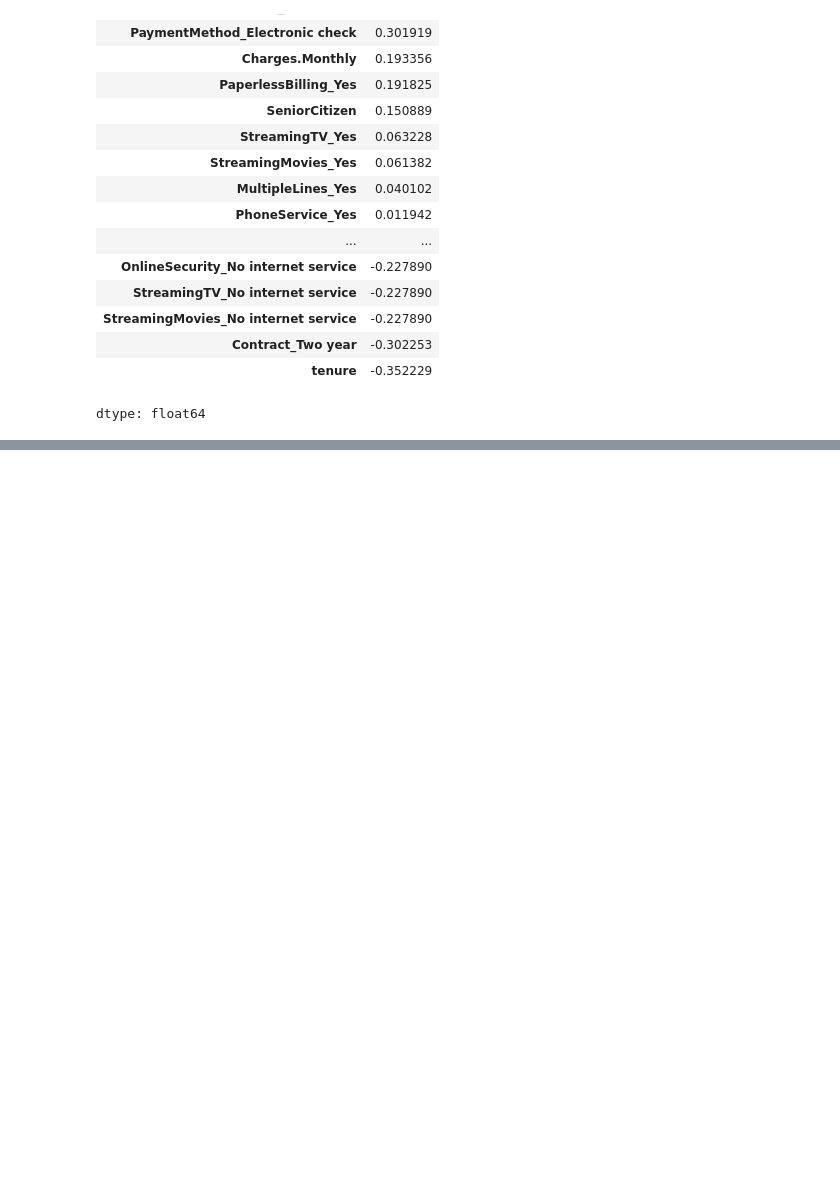
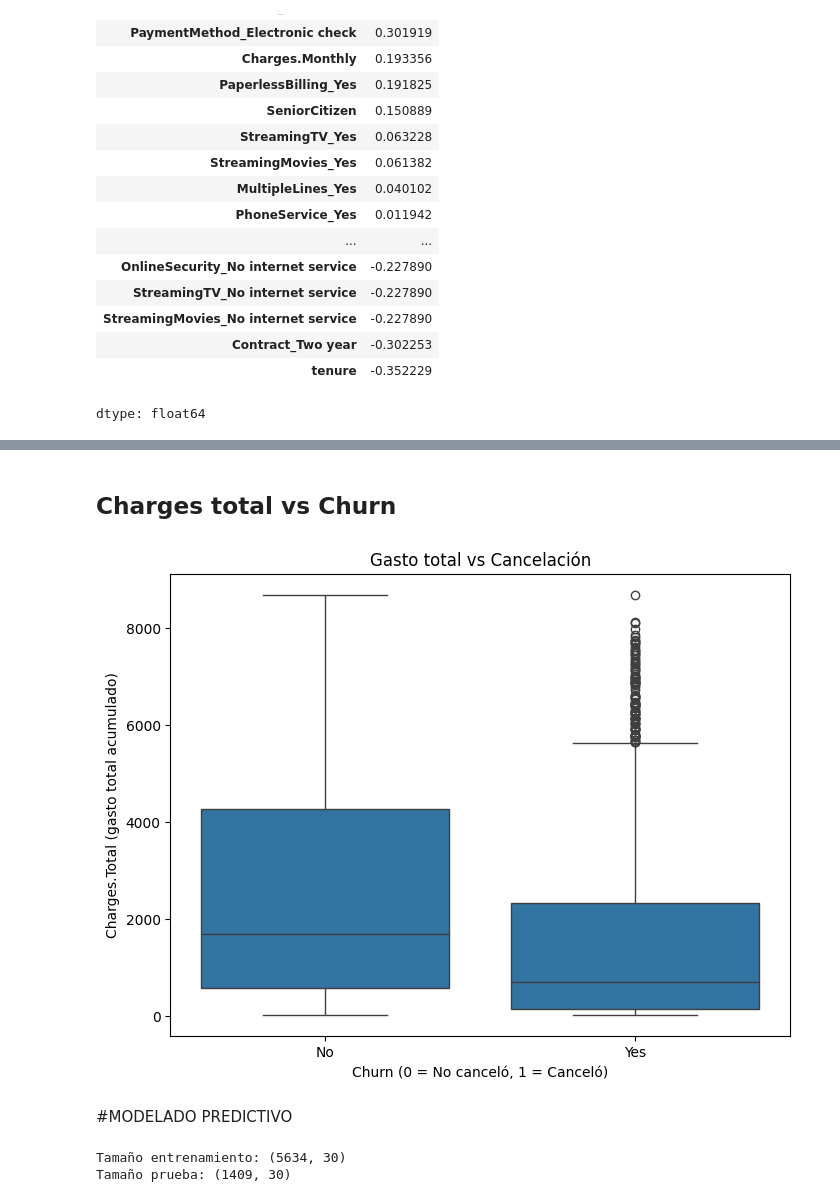
Before and after one commit to valeriavasquezv/valeriavasquez-portfolio, a Jupyter notebook: Telecom2.ipynb, the cells around one changed output, grey strips where cells are left out. Drawn from its saved outputs; the diff is of its cells as text; code cells hidden in the pictures; blank space fills up the shorter version.

```diff
--- a/Telecom2.ipynb
+++ b/Telecom2.ipynb
@@ -171,0 +211,32 @@ dtype: float64
+# %% [markdown]
+## Charges total vs Churn
+# %%
+plt.figure(figsize=(8,6))
+sns.boxplot(x=datos["Churn"], y=datos["Charges.Total"])
+plt.title("Gasto total vs Cancelación")
+plt.xlabel("Churn (0 = No canceló, 1 = Canceló)")
+plt.ylabel("Charges.Total (gasto total acumulado)")
+plt.show()
+# %% [output]
+[figure, added]
+# %% [markdown]
+#MODELADO PREDICTIVO
+# %%
+from sklearn.model_selection import train_test_split
+
+X = X_encoded
+y = y.map({"No": 0, "Yes": 1})  # aseguramos formato numérico
+
+X_train, X_test, y_train, y_test = train_test_split(
+    X,
+    y,
+    test_size=0.20,
+    random_state=42,
+    stratify=y
+)
+
+print("Tamaño entrenamiento:", X_train.shape)
+print("Tamaño prueba:", X_test.shape)
+# %% [output]
+Tamaño entrenamiento: (5634, 30)
+Tamaño prueba: (1409, 30)
```
Also changed, not shown: parts of 9 cells of this notebook.
